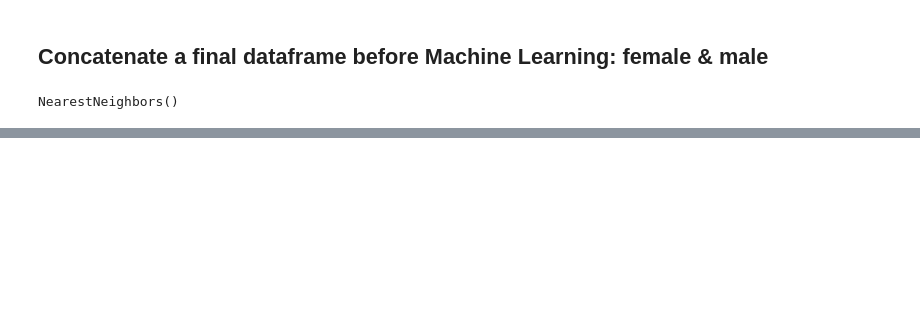
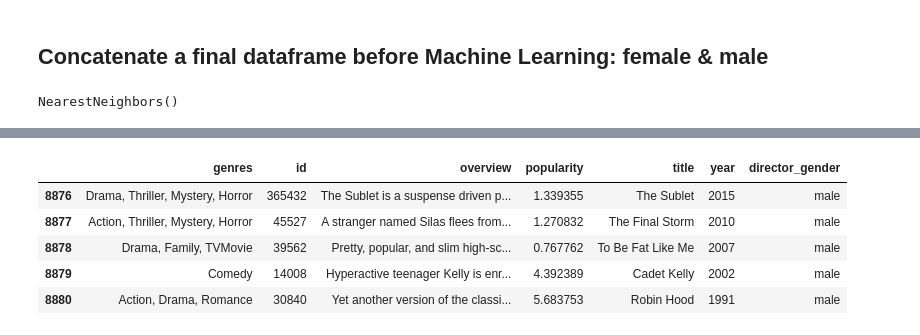
Before and after one commit to moldypeaches/DAFT_0410, a Jupyter notebook: module_3/Project_week_8/ML_Part1.ipynb, the cells around one changed output, grey strips where cells are left out. Drawn from its saved outputs; the diff is of its cells as text; code cells hidden in the pictures; blank space fills up the shorter version.

```diff
--- a/module_3/Project_week_8/ML_Part1.ipynb
+++ b/module_3/Project_week_8/ML_Part1.ipynb
@@ -337,0 +317,11 @@ female_directed.iloc[[652]]
+# %%
+male_directed.reset_index(drop=True, inplace=True)
+# %%
+male_directed.tail()
+# %% [output]
+|  | genres | id | overview | popularity | title | year | director_gender |
+| 8876 | Drama, Thriller, Mystery, Horror | 365432 | The Sublet is a suspense driven p... | 1.339355 | The Sublet | 2015 | male |
+| 8877 | Action, Thriller, Mystery, Horror | 45527 | A stranger named Silas flees from... | 1.270832 | The Final Storm | 2010 | male |
+| 8878 | Drama, Family, TVMovie | 39562 | Pretty, popular, and slim high-sc... | 0.767762 | To Be Fat Like Me | 2007 | male |
+| 8879 | Comedy | 14008 | Hyperactive teenager Kelly is enr... | 4.392389 | Cadet Kelly | 2002 | male |
+| 8880 | Action, Drama, Romance | 30840 | Yet another version of the classi... | 5.683753 | Robin Hood | 1991 | male |
```
Also changed, not shown: parts of 56 cells of this notebook.
